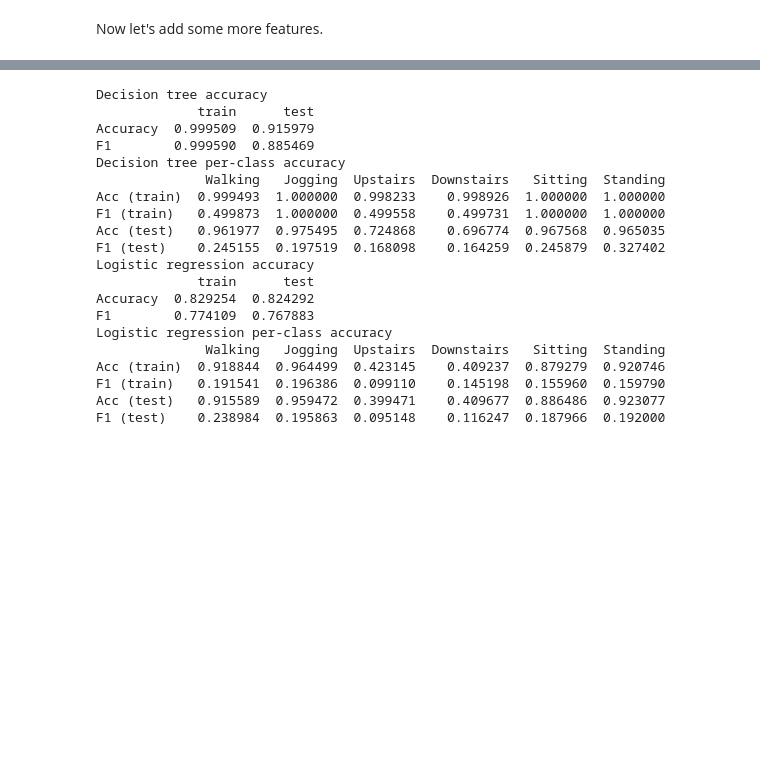
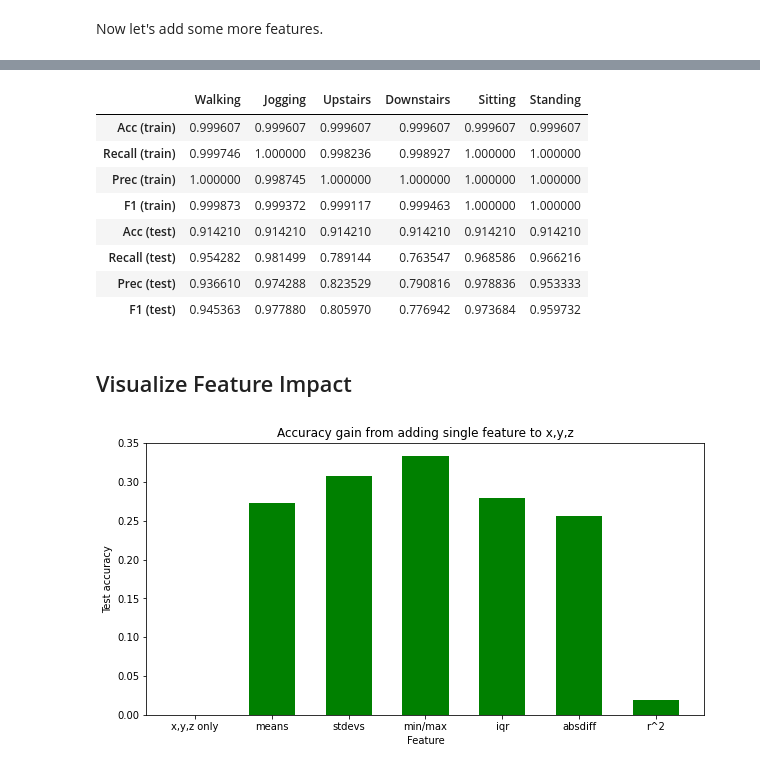
Before and after one commit to smrutich/ActivityRecognitionTimeSeries, a Jupyter notebook: Data Exploration.ipynb, the cells around one changed output, grey strips where cells are left out. Drawn from its saved outputs; the diff is of its cells as text; code cells hidden in the pictures; blank space fills up the shorter version.

Commit message:
Add feature differential graphs

```diff
--- a/Data Exploration.ipynb
+++ b/Data Exploration.ipynb
@@ -732,0 +760,7 @@ def evaluate_with_features(features):
+# %%
+raw_features = [
+    'x', 'y', 'z'
+]
+
+f1, f2, f3, f4 = evaluate_with_features(raw_features)
+f2
@@ -895,5 +889,5 @@ F1 (test)    0.190187  0.193278  0.156364    0.154788  0.159624  0.240942
 # %%
-ext_features4 = [
+ext_features5 = [
     'x', 'y', 'z',
     'rolling_x_mean', 'rolling_y_mean', 'rolling_z_mean',
     'rolling_x_std', 'rolling_y_std', 'rolling_z_std',
@@ -904,25 +898,52 @@ ext_features4 = [
     'rolling_data_r2'
 ]
 
-evaluate_with_features(ext_features4)
+f1, f2, f3, f4 = evaluate_with_features(ext_features5)
+f2
 # %% [output]
-Decision tree accuracy
-             train      test
-Accuracy  0.999509  0.915979
-F1        0.999590  0.885469
-Decision tree per-class accuracy
-              Walking   Jogging  Upstairs  Downstairs   Sitting  Standing
-Acc (train)  0.999493  1.000000  0.998233    0.998926  1.000000  1.000000
-F1 (train)   0.499873  1.000000  0.499558    0.499731  1.000000  1.000000
-Acc (test)   0.961977  0.975495  0.724868    0.696774  0.967568  0.965035
-F1 (test)    0.245155  0.197519  0.168098    0.164259  0.245879  0.327402
-Logistic regression accuracy
-             train      test
-Accuracy  0.829254  0.824292
-F1        0.774109  0.767883
-Logistic regression per-class accuracy
-              Walking   Jogging  Upstairs  Downstairs   Sitting  Standing
-Acc (train)  0.918844  0.964499  0.423145    0.409237  0.879279  0.920746
-F1 (train)   0.191541  0.196386  0.099110    0.145198  0.155960  0.159790
-Acc (test)   0.915589  0.959472  0.399471    0.409677  0.886486  0.923077
-F1 (test)    0.238984  0.195863  0.095148    0.116247  0.187966  0.192000
+|  | Walking | Jogging | Upstairs | Downstairs | Sitting | Standing |
+| Acc (train) | 0.999607 | 0.999607 | 0.999607 | 0.999607 | 0.999607 | 0.999607 |
+| Recall (train) | 0.999746 | 1.000000 | 0.998236 | 0.998927 | 1.000000 | 1.000000 |
+| Prec (train) | 1.000000 | 0.998745 | 1.000000 | 1.000000 | 1.000000 | 1.000000 |
+| F1 (train) | 0.999873 | 0.999372 | 0.999117 | 0.999463 | 1.000000 | 1.000000 |
+| Acc (test) | 0.914210 | 0.914210 | 0.914210 | 0.914210 | 0.914210 | 0.914210 |
+| Recall (test) | 0.954282 | 0.981499 | 0.789144 | 0.763547 | 0.968586 | 0.966216 |
+| Prec (test) | 0.936610 | 0.974288 | 0.823529 | 0.790816 | 0.978836 | 0.953333 |
+| F1 (test) | 0.945363 | 0.977880 | 0.805970 | 0.776942 | 0.973684 | 0.959732 |
+# %% [markdown]
+## Visualize Feature Impact
+# %%
+import random
+
+featureDiffs = {
+    'means': ['rolling_x_mean', 'rolling_y_mean', 'rolling_z_mean'],
+    'stdevs': ['rolling_x_std', 'rolling_y_std', 'rolling_z_std'],
+    'min/max': [ 'rolling_x_min', 'rolling_y_min', 'rolling_z_min', 'rolling_x_max', 'rolling_y_max', 'rolling_z_max'],
+    'iqr': ['rolling_x_iqr', 'rolling_y_iqr', 'rolling_z_iqr'],
+    'absdiff': ['rolling_abs_x_diff', 'rolling_abs_y_diff', 'rolling_abs_z_diff'],
+    'r^2': ['rolling_data_r2']
+}
+# %%
+current_feats = list(raw_features)
+base, _, _, _ = evaluate_with_features(current_feats)
+data = { 'x,y,z only': 0 }
+
+keys = featureDiffs.keys()
+for label in keys:
+    diff = featureDiffs[label]
+    f1, f2, f3, f4 = evaluate_with_features(current_feats + diff)
+    data[label] = f1['test'][0] - base['test'][0]
+
+courses = list(data.keys())
+values = list(data.values())
+
+fig = plt.figure(figsize = (10, 5))
+
+plt.bar(courses, values, color ='green', width = 0.6)
+
+plt.xlabel("Feature")
+plt.ylabel("Test accuracy")
+plt.title("Accuracy gain from adding single feature to x,y,z")
+plt.show()
+# %% [output]
+[figure, added]
```
Also changed, not shown: parts of 13 cells of this notebook.
